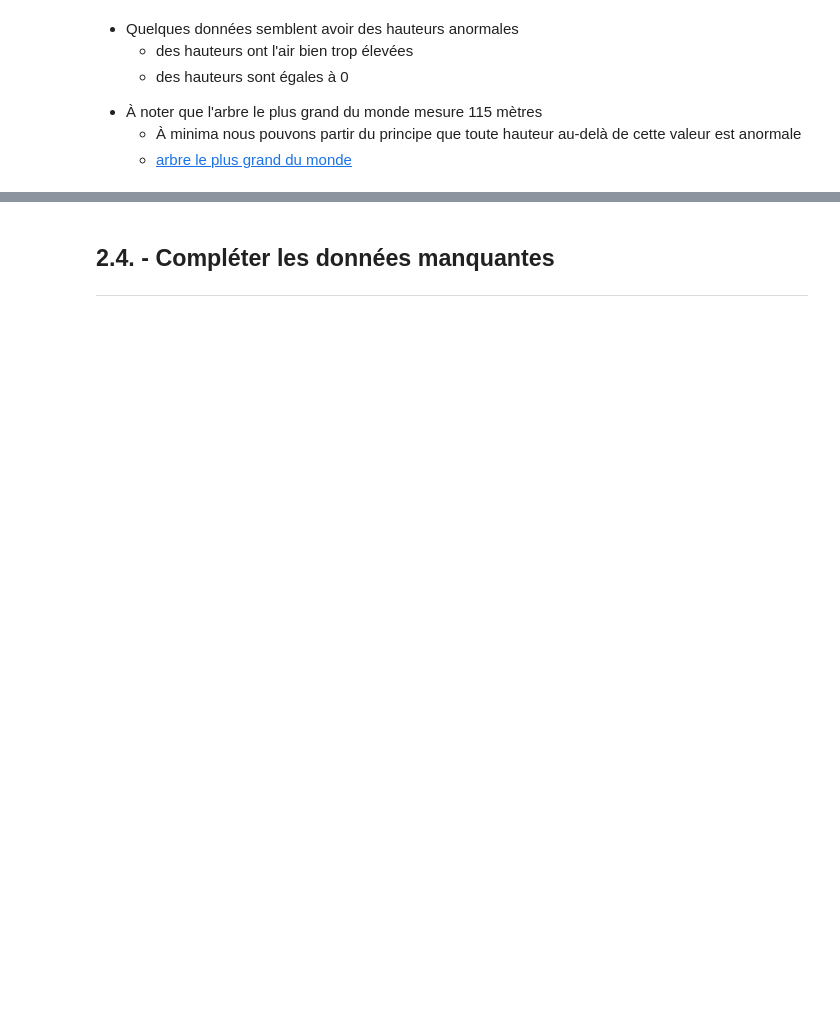
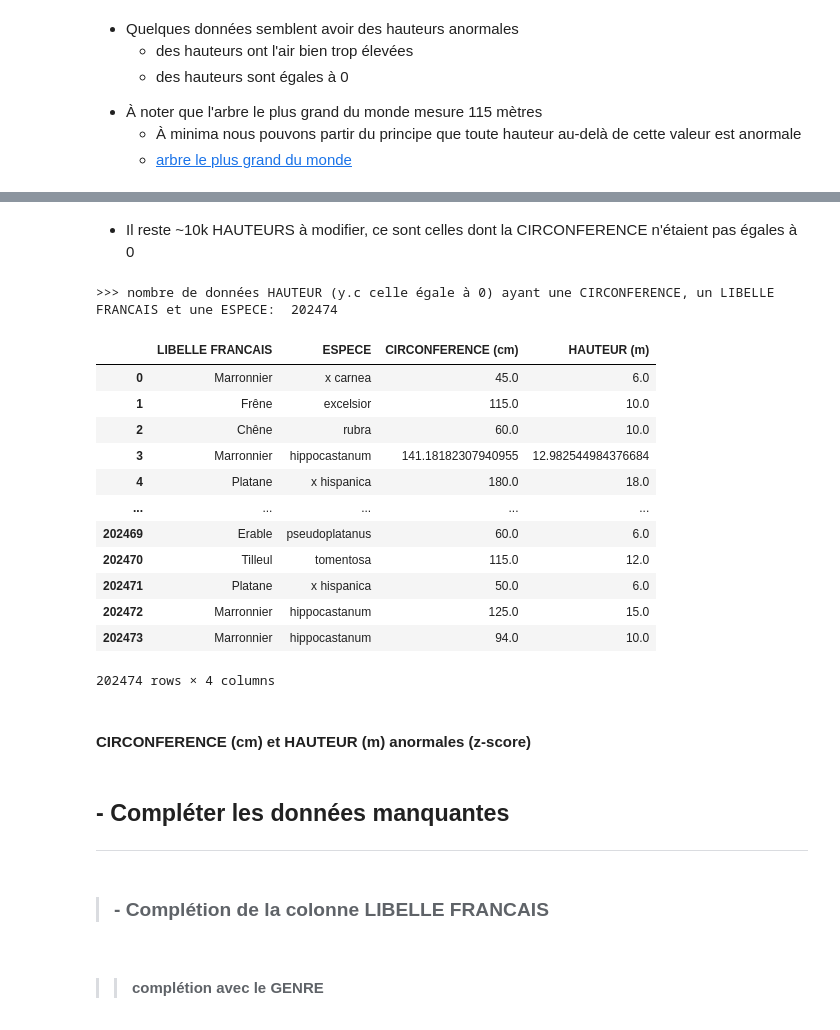
Before and after one commit to Rezzas/ocr_projet2, a Jupyter notebook: P2_ramos_sebastian/P2_ramos_sebastian.ipynb, the cells around one changed output, grey strips where cells are left out. Cells and saved outputs as stored; diff of their text form; code cells hidden in the pictures; blank space fills up the shorter version.

```diff
--- a/P2_ramos_sebastian/P2_ramos_sebastian.ipynb
+++ b/P2_ramos_sebastian/P2_ramos_sebastian.ipynb
@@ -639,0 +688,11 @@ sns.distplot(clean_data_haut['HAUTEUR (m)'])
+# %%
+# liste des hauteurs et circonférences non nulles et des libelles francais
+sub_data = data[
+    ~(data['CIRCONFERENCE (cm)'] == 0) &
+    ~(data['HAUTEUR (m)'] == 0) &
+    ~(data['ESPECE'].isna()) &
+    ~(data['LIBELLE FRANCAIS'].isna())
+][['LIBELLE FRANCAIS', 'ESPECE', 'CIRCONFERENCE (cm)', 'HAUTEUR (m)']]
+
+print(len(sub_data))
+sub_data.head(5)
@@ -639,0 +707,5 @@ sns.distplot(clean_data_haut['HAUTEUR (m)'])
+# %%
+# la moyenne des hauteurs et circonférences par couple de LIBELLE FRANCAIS / ESPECE
+pivot = pd.pivot_table(sub_data, index=['LIBELLE FRANCAIS', 'ESPECE'], aggfunc='mean')
+
+pivot
@@ -640,3 +781,61 @@ sns.distplot(clean_data_haut['HAUTEUR (m)'])
+# %% [markdown]
+* Il reste ~10k HAUTEURS à modifier, ce sont celles dont la CIRCONFERENCE n'étaient pas égales à 0
+# %%
+from sklearn.experimental import enable_iterative_imputer
+from sklearn.impute import IterativeImputer
+from sklearn.preprocessing import LabelEncoder
+
+# on récupère toutes les données HAUTEUR (y.c celle égale à 0) ayant une CIRCONFERENCE, un LIBELLE FRANCAIS et une ESPECE
+temp = data[
+    (data['CIRCONFERENCE (cm)'] != 0) &
+    ~(data['LIBELLE FRANCAIS'].isna()) &
+    ~(data['ESPECE'].isna())
+#][['CIRCONFERENCE (cm)','HAUTEUR (m)']]
+][['LIBELLE FRANCAIS', 'ESPECE', 'CIRCONFERENCE (cm)','HAUTEUR (m)']]
+
+print(">>> nombre de données HAUTEUR (y.c celle égale à 0) ayant une CIRCONFERENCE, un LIBELLE FRANCAIS et une ESPECE: ",
+      len(temp))
+
+# on encode les données de type String
+le = LabelEncoder()
+lib_fr = le.fit_transform(temp['LIBELLE FRANCAIS'])
+lib_fr_cor = temp['LIBELLE FRANCAIS'].to_numpy()
+espece = le.fit_transform(temp['ESPECE'])
+espece_cor = temp['ESPECE'].to_numpy()
+
+# on crée le tableau sur lequel on veut lancer le IterativeImputer
+data_to_impute = np.c_[ lib_fr, espece, temp['CIRCONFERENCE (cm)'].to_numpy(), temp['HAUTEUR (m)'].to_numpy() ]
+
+# on crée et on lance le Iterative Imputer
+imputer = IterativeImputer(missing_values=0, random_state=0)
+imputed_data = imputer.fit_transform(data_to_impute)
+
+imputed_data = imputed_data.astype('<U32')
+imputed_data[:,0] = lib_fr_cor
+imputed_data[:,1] = espece_cor
+
+df = pd.DataFrame(imputed_data, columns=['LIBELLE FRANCAIS', 'ESPECE', 'CIRCONFERENCE (cm)', 'HAUTEUR (m)'])
+
+df
+# %% [output]
+>>> nombre de données HAUTEUR (y.c celle égale à 0) ayant une CIRCONFERENCE, un LIBELLE FRANCAIS et une ESPECE:  202474
+|  | LIBELLE FRANCAIS | ESPECE | CIRCONFERENCE (cm) | HAUTEUR (m) |
+| 0 | Marronnier | x carnea | 45.0 | 6.0 |
+| 1 | Frêne | excelsior | 115.0 | 10.0 |
+| 2 | Chêne | rubra | 60.0 | 10.0 |
+| 3 | Marronnier | hippocastanum | 141.18182307940955 | 12.982544984376684 |
+| 4 | Platane | x hispanica | 180.0 | 18.0 |
+| ... | ... | ... | ... | ... |
+| 202469 | Erable | pseudoplatanus | 60.0 | 6.0 |
+| 202470 | Tilleul | tomentosa | 115.0 | 12.0 |
+| 202471 | Platane | x hispanica | 50.0 | 6.0 |
+| 202472 | Marronnier | hippocastanum | 125.0 | 15.0 |
+| 202473 | Marronnier | hippocastanum | 94.0 | 10.0 |
+202474 rows × 4 columns
+# %% [markdown]
+#### CIRCONFERENCE (cm) et HAUTEUR (m) anormales (z-score)
 # %% [markdown]
-## 2.4. - Compléter les données manquantes
+## - Compléter les données manquantes
 ---
+# %% [markdown]
+> ### - Complétion de la colonne LIBELLE FRANCAIS
@@ -642,0 +845,2 @@ sns.distplot(clean_data_haut['HAUTEUR (m)'])
+# %% [markdown]
+>> #### complétion avec le GENRE
```
Also changed, not shown: parts of 93 cells of this notebook, 3 other files.
